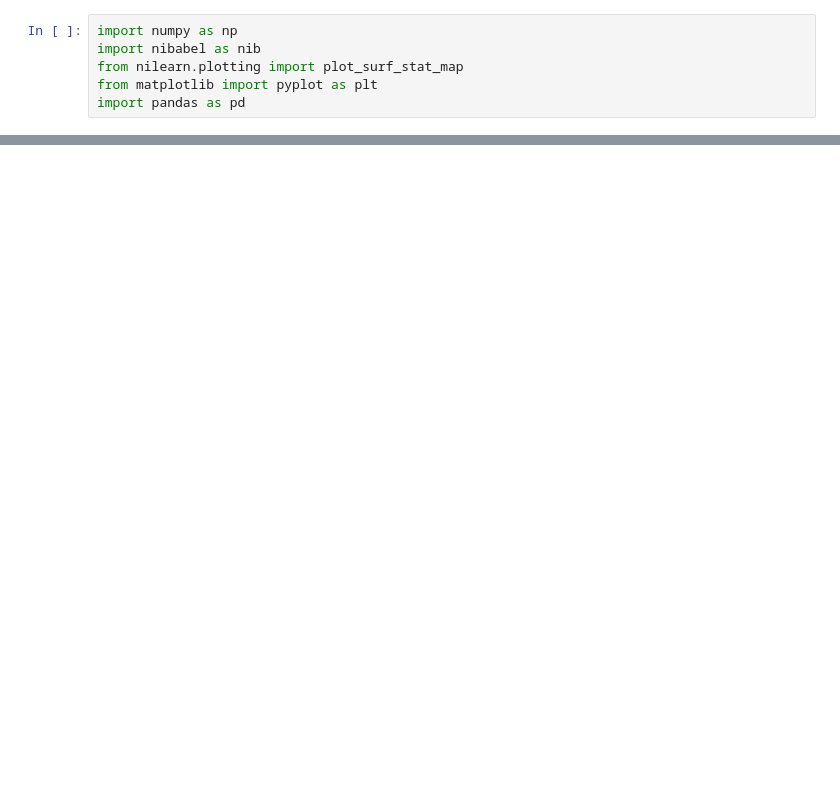
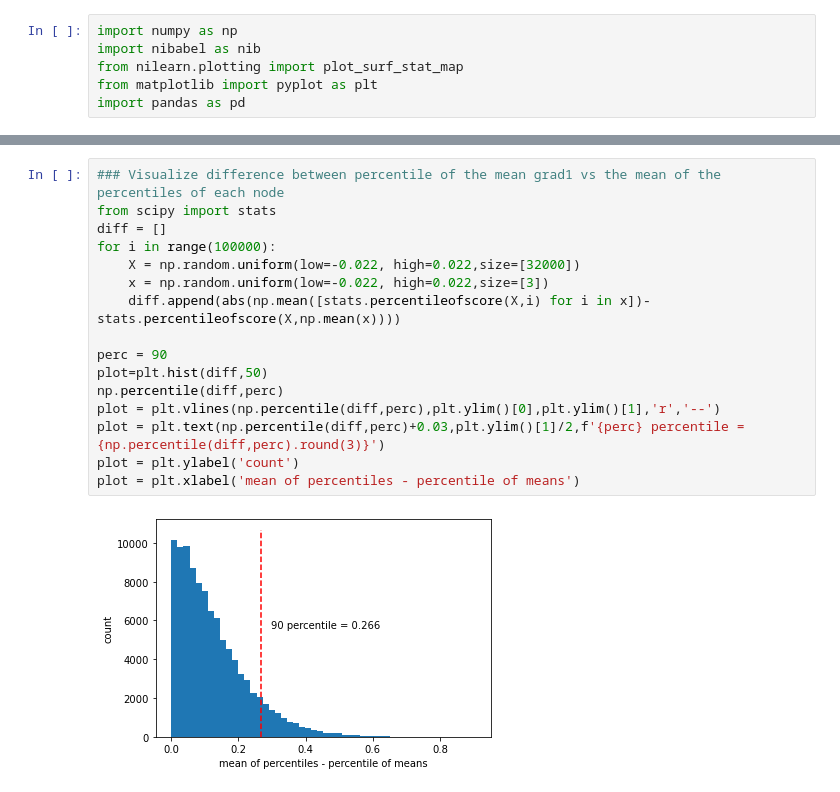
Before and after one commit to margulies/repo-0, a Jupyter notebook: Visualization.ipynb, the cells around one changed output, grey strips where cells are left out. Saved outputs shown, nothing was run; the diff lists cells and outputs as text; blank space fills up the shorter version.

```diff
--- a/Visualization.ipynb
+++ b/Visualization.ipynb
@@ -33,0 +62,18 @@ for sub in np.load('/home/fralberti/Data/Concatenated_dtseries/subject_IDs.npy')
+# %%
+### Visualize difference between percentile of the mean grad1 vs the mean of the percentiles of each node
+from scipy import stats
+diff = []
+for i in range(100000):
+    X = np.random.uniform(low=-0.022, high=0.022,size=[32000])
+    x = np.random.uniform(low=-0.022, high=0.022,size=[3])
+    diff.append(abs(np.mean([stats.percentileofscore(X,i) for i in x])-stats.percentileofscore(X,np.mean(x))))
+
+perc = 90
+plot=plt.hist(diff,50)
+np.percentile(diff,perc)
+plot = plt.vlines(np.percentile(diff,perc),plt.ylim()[0],plt.ylim()[1],'r','--')
+plot = plt.text(np.percentile(diff,perc)+0.03,plt.ylim()[1]/2,f'{perc} percentile = {np.percentile(diff,perc).round(3)}')
+plot = plt.ylabel('count')
+plot = plt.xlabel('mean of percentiles - percentile of means')
+# %% [output]
+[figure, added]
```
Also changed, not shown: parts of 2 cells of this notebook, 2 other files.
